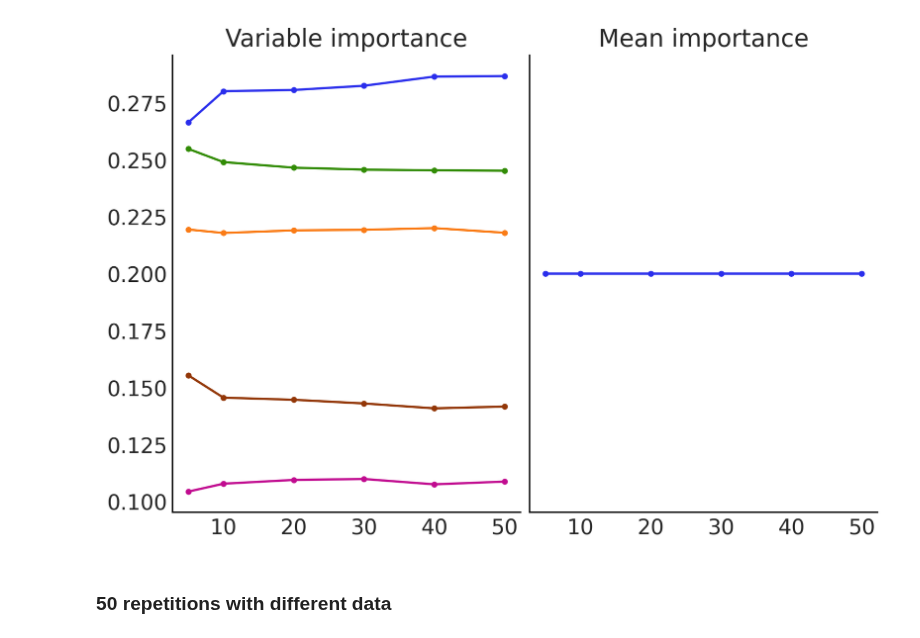
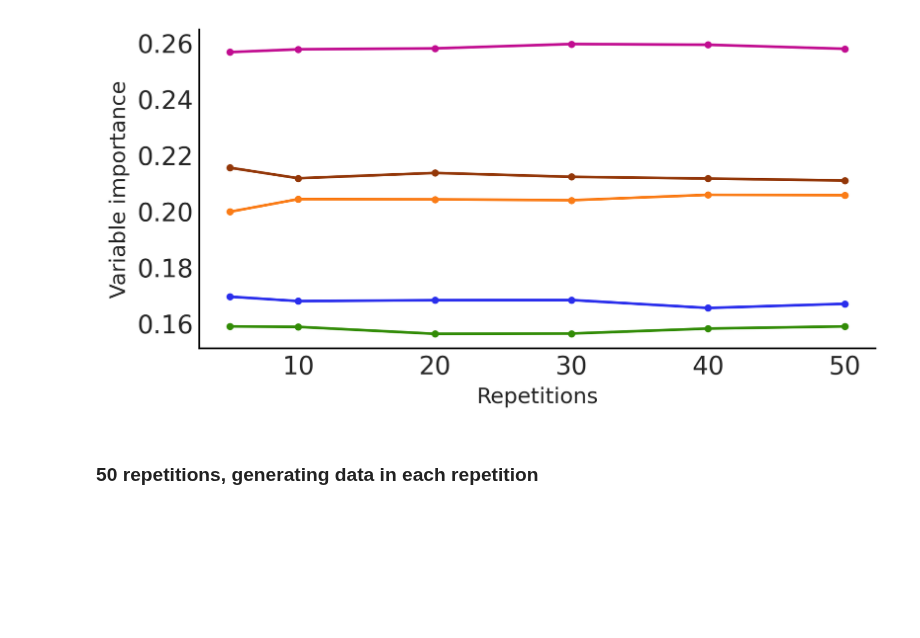
Before and after one commit to Grupo-de-modelado-probabilista/BART, a Jupyter notebook: variable_selection/VI-similar.ipynb, the cells around one changed output. Drawn from its saved outputs; the diff is of its cells as text; code cells hidden in the pictures; blank space fills up the shorter version.

```diff
--- a/variable_selection/VI-similar.ipynb
+++ b/variable_selection/VI-similar.ipynb
@@ -39,3 +52,3 @@ ordered_var_idx, axes = pmb.plot_variable_importance(
 # %%
-pmb.plot_variable_importance(idata, μ, X, labels, samples=samples, method="backward")
+indices_bw, _ = pmb.plot_variable_importance(idata, μ, X, method="backward")
 # %% [output]
@@ -46,12 +60,16 @@ idatas = []
 trees = []
 for idx in range(X.shape[1]):
     with pm.Model() as model:
-        μ = pmb.BART("μ", X[:, ordered_var_idx[: idx + 1]], Y, m=50)
+        μ = pmb.BART("μ", X.iloc[:, indices_vi[: idx + 1]], Y, m=50)
         σ = pm.HalfNormal("σ", 1)
         y = pm.Normal("y", μ, σ, observed=Y)
-        idata = pm.sample(chains=4, compute_convergence_checks=False)
+        idata = pm.sample(
+            chains=4,
+            compute_convergence_checks=False,
+            random_seed=RANDOM_SEED,
+        )
         idatas.append(idata)
-        trees.append(μ.owner.op.all_trees)
+        trees.append(μ)
 # %% [output]
 Multiprocess sampling (4 chains in 3 jobs)
 CompoundStep
@@ -145,0 +105,15 @@ axes.errorbar(
+# %%
+idatas = []
+trees = []
+for idx in range(X.shape[1]):
+    with pm.Model() as model:
+        μ = pmb.BART("μ", X.iloc[:, indices_bw[: idx + 1]], Y, m=50)
+        σ = pm.HalfNormal("σ", 1)
+        y = pm.Normal("y", μ, σ, observed=Y)
+        idata = pm.sample(
+            chains=4,
+            compute_convergence_checks=False,
+            random_seed=RANDOM_SEED,
+        )
+        idatas.append(idata)
+        trees.append(μ)
@@ -154,7 +158,11 @@ for _ in range(50):
         μ = pmb.BART("μ", X, Y, m=50)
         σ = pm.HalfNormal("σ", 1)
         y = pm.Normal("y", μ, σ, observed=Y)
-        idata_50 = pm.sample(chains=4, compute_convergence_checks=False)
+        idata_50 = pm.sample(
+            chains=4,
+            compute_convergence_checks=False,
+            random_seed=RANDOM_SEED,
+        )
     VI = idata_50.sample_stats["variable_inclusion"].mean(("chain", "draw")).values
     VIs_50.append(VI / VI.sum())
 # %% [output]
@@ -197,20 +193,20 @@ CompoundStep
 # %%
 N = [5, 10, 20, 30, 40, 50]
 vis_arr = np.array(VIs_50)
 vi_v_mean = np.zeros((len(N), vis_arr.shape[1]))
 for idx, n in enumerate(N):
-    for i in range(0, 5):
+    for i in range(X.shape[1]):
         vi_v_mean[idx:, i] = vis_arr[:, i][0 : n - 1].mean()
 
-_, axes = plt.subplots(1, 2, sharey=True)
-axes[0].plot(N, vi_v_mean, ".-")
-axes[1].plot(N, vi_v_mean.mean(1), ".-")
-axes[0].set_title("Variable importance")
-axes[1].set_title("Mean importance");
+_, axes = plt.subplots(figsize=(6, 3))
+axes.plot(N, vi_v_mean, ".-")
+axes.set_xlabel("Repetitions", fontsize=12)
+axes.set_ylabel("Variable importance", fontsize=12)
+plt.savefig("VI-similar_50r_once.png");
 # %% [output]
-[figure, old version]
+[figure, new version]
 # %% [markdown]
-### 50 repetitions with different data
+### 50 repetitions, generating data in each repetition
 # %%
 VIs_50_r = []
 for _ in range(50):
```
Also changed, not shown: parts of 35 cells of this notebook.
